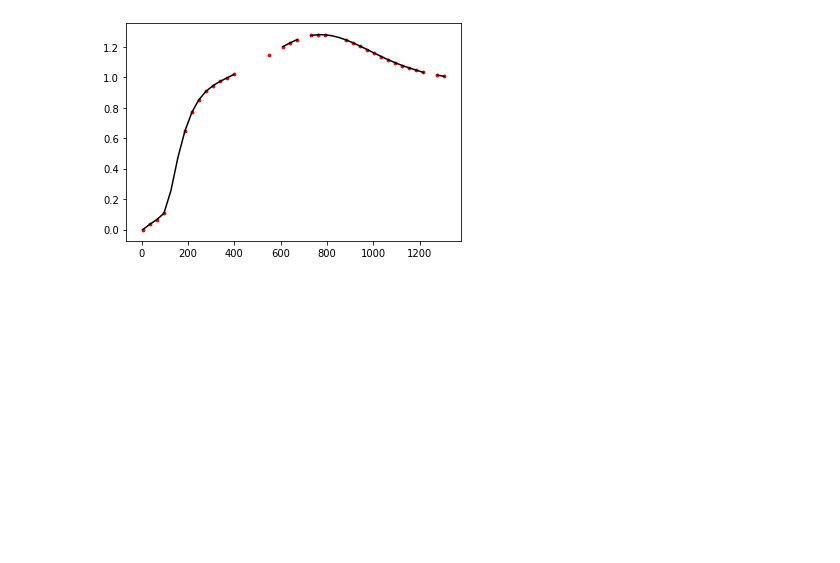
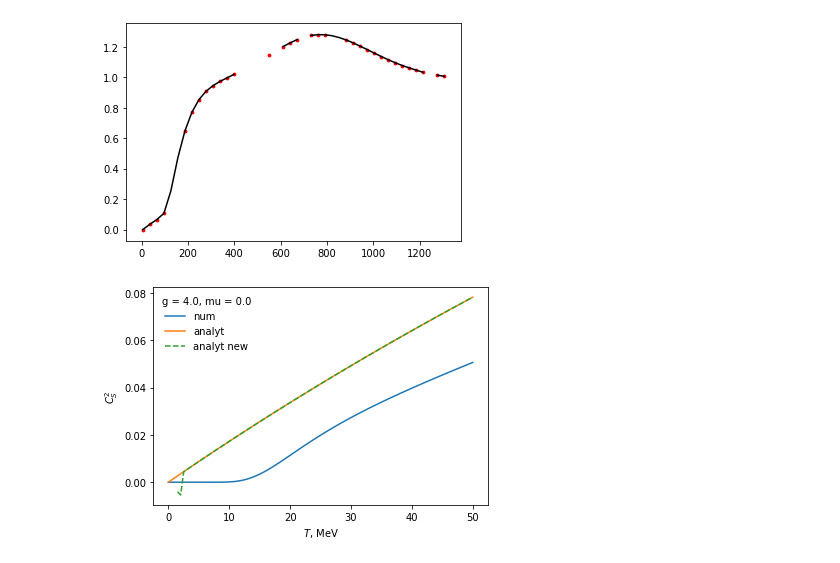
Before and after one commit to NazyS/relativistic-ISCT-EoS, a Jupyter notebook: notebook.ipynb, the cells around one changed output. Cells and saved outputs as stored; diff of their text form; code cells hidden in the pictures; blank space fills up the shorter version.

Commit message:
tests for new sp of snd with antibaryons included

```diff
--- a/notebook.ipynb
+++ b/notebook.ipynb
@@ -338,0 +344,24 @@ plt.show()
+# %%
+g = 4.
+eos = Non_Rel_VdW(g=g)
+
+Tdata = np.linspace(0.001, 50, 100)
+mu = 0.
+
+# init = (100.)*3
+init = (0.)*3
+
+plt.plot(Tdata, [eos.speed_of_s_sq(T, mu, init=init) for T in Tdata], label='num')
+plt.plot(Tdata, [eos.analyt_sp_of_snd_sq(T, mu) for T in Tdata], label='analyt')
+plt.plot(Tdata, [eos.analyt_sp_of_snd_sq_new(T, mu) for T in Tdata], '--', label='analyt new')
+
+# plt.ylim(0, 20)
+
+plt.xlabel('$T$, MeV')
+plt.ylabel('$C_S^2$')
+plt.legend(frameon=False, title='g = {}, mu = {}'.format(g, mu))
+
+# plt.savefig('plots/sp_snd_check_test/num+analyt_3.pdf')
+plt.show()
+# %% [output]
+[figure, added]
```
Also changed, not shown: parts of 7 cells of this notebook.
